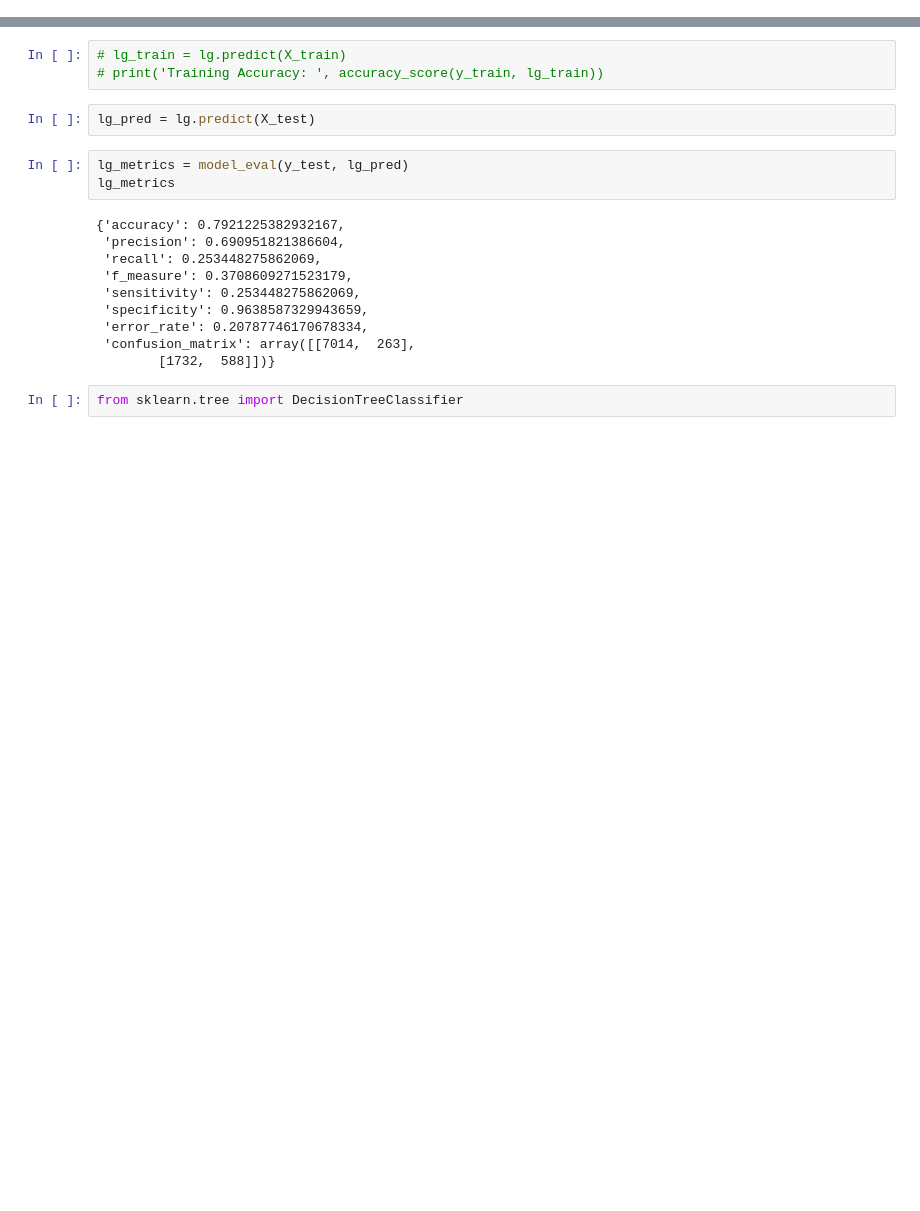
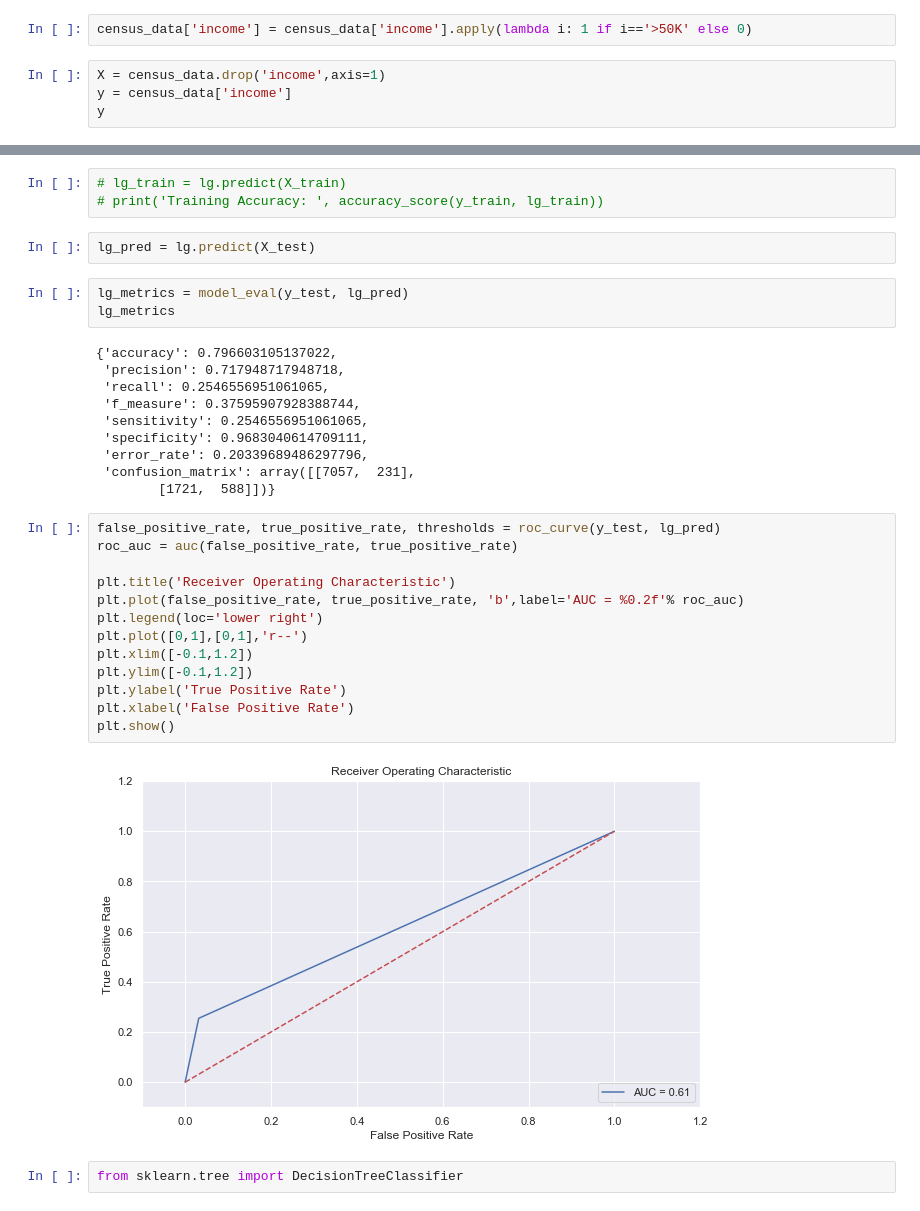
Before and after one commit to saisuma29/census_income, a Jupyter notebook: census.ipynb, the cells around one changed output, grey strips where cells are left out. Saved outputs shown, nothing was run; the diff lists cells and outputs as text; blank space fills up the shorter version.

```diff
--- a/census.ipynb
+++ b/census.ipynb
@@ -667,0 +670,6 @@ Categories (2, object): [<=50K, >50K]
+# %%
+census_data['income'] = census_data['income'].apply(lambda i: 1 if i=='>50K' else 0)
+# %%
+X = census_data.drop('income',axis=1)
+y = census_data['income']
+y
@@ -741,15 +763,30 @@ lg_pred = lg.predict(X_test)
 lg_metrics = model_eval(y_test, lg_pred)
 lg_metrics
 # %% [output]
-{'accuracy': 0.7921225382932167,
- 'precision': 0.690951821386604,
- 'recall': 0.253448275862069,
- 'f_measure': 0.3708609271523179,
- 'sensitivity': 0.253448275862069,
- 'specificity': 0.9638587329943659,
- 'error_rate': 0.20787746170678334,
- 'confusion_matrix': array([[7014,  263],
-        [1732,  588]])}
+{'accuracy': 0.796603105137022,
+ 'precision': 0.717948717948718,
+ 'recall': 0.2546556951061065,
+ 'f_measure': 0.37595907928388744,
+ 'sensitivity': 0.2546556951061065,
+ 'specificity': 0.9683040614709111,
+ 'error_rate': 0.20339689486297796,
+ 'confusion_matrix': array([[7057,  231],
+        [1721,  588]])}
+# %%
+false_positive_rate, true_positive_rate, thresholds = roc_curve(y_test, lg_pred)
+roc_auc = auc(false_positive_rate, true_positive_rate)
+
+plt.title('Receiver Operating Characteristic')
+plt.plot(false_positive_rate, true_positive_rate, 'b',label='AUC = %0.2f'% roc_auc)
+plt.legend(loc='lower right')
+plt.plot([0,1],[0,1],'r--')
+plt.xlim([-0.1,1.2])
+plt.ylim([-0.1,1.2])
+plt.ylabel('True Positive Rate')
+plt.xlabel('False Positive Rate')
+plt.show()
+# %% [output]
+[figure, added]
 # %%
 from sklearn.tree import DecisionTreeClassifier
 # %%
```
Also changed, not shown: parts of 42 cells of this notebook.
